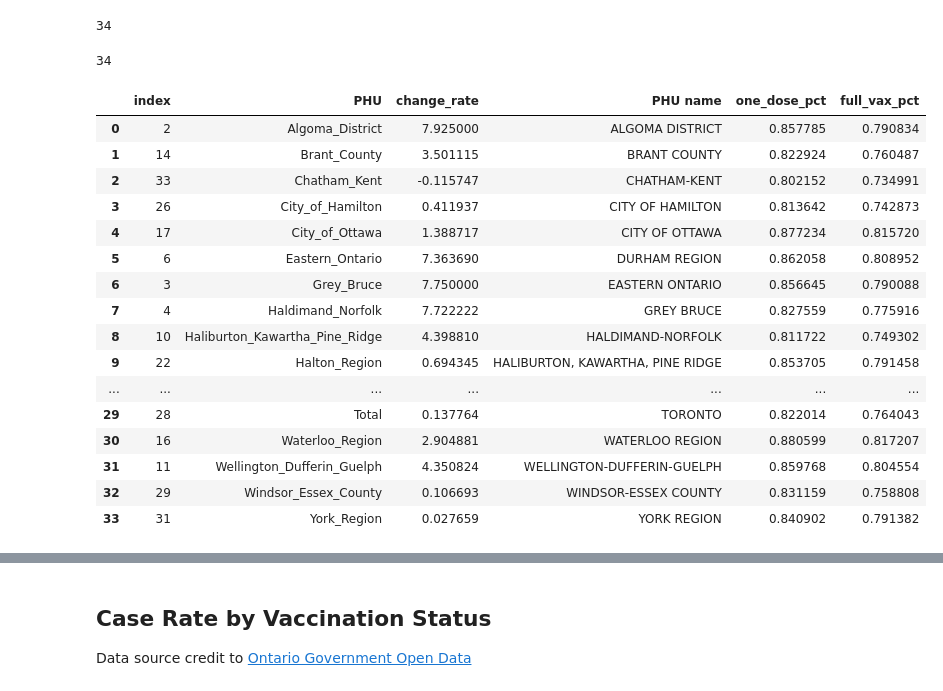
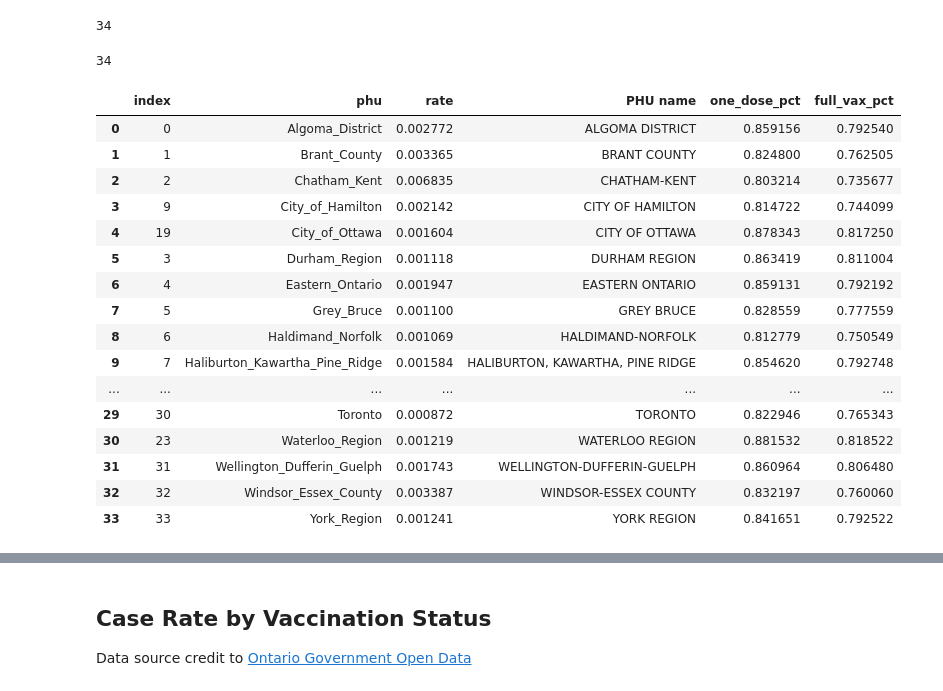
Before and after one commit to keqideng/data_analysis_portfolio_project, a Jupyter notebook: ontario_covid_analysis/ontario_covid_analysis.ipynb, the cells around one changed output, grey strips where cells are left out. Saved outputs shown, nothing was run; the diff lists cells and outputs as text; code cells hidden in the pictures.

```diff
--- a/ontario_covid_analysis/ontario_covid_analysis.ipynb
+++ b/ontario_covid_analysis/ontario_covid_analysis.ipynb
@@ -470,35 +467,44 @@ phu_change_rate_df.drop(labels=27,inplace=True)
-# %%
-phu_change_rate_df.columns = ['PHU','change_rate']
-phu_change_rate_df.sort_values(by='PHU', inplace=True)
-phu_change_rate_df.reset_index(inplace=True)
-len(phu_change_rate_df)
-# %% [output]
-34
+# %%
+phu_sum = phu_daily_df.set_index('Date')
+phu_sum.fillna(0,inplace=True)
+phu_sum = phu_sum.cumsum()
+phu_sum=phu_sum.pct_change().dropna()
+#consider the average of previous 2 weeks
+phu_sum=phu_sum[phu_sum.index>(np.datetime64(datetime.today().date())-np.timedelta64(14,'D'))]
+phu_mean=pd.DataFrame(phu_sum.mean())
+phu_mean.reset_index(inplace=True)
+phu_mean.drop(labels=34, inplace=True)
+phu_mean.columns=['phu','rate']
+phu_mean.sort_values(by='phu', inplace=True)
+phu_mean.reset_index(inplace=True)
+len(phu_mean)
+# %% [output]
+34
 # %%
 #join two tables
-phu_vax_n_chg = phu_change_rate_df.copy()
+phu_vax_n_chg = phu_mean.copy()
 phu_vax_n_chg['PHU name'] = on_vaxx_piv['PHU name']
 phu_vax_n_chg['one_dose_pct'] = on_vaxx_piv['one_dose_pect']
 phu_vax_n_chg['full_vax_pct'] = on_vaxx_piv['full_vaxx_pect']
 phu_vax_n_chg
 # %% [output]
-|  | index | PHU | change_rate | PHU name | one_dose_pct | full_vax_pct |
-| 0 | 2 | Algoma_District | 7.925000 | ALGOMA DISTRICT | 0.857785 | 0.790834 |
-| 1 | 14 | Brant_County | 3.501115 | BRANT COUNTY | 0.822924 | 0.760487 |
-| 2 | 33 | Chatham_Kent | -0.115747 | CHATHAM-KENT | 0.802152 | 0.734991 |
-| 3 | 26 | City_of_Hamilton | 0.411937 | CITY OF HAMILTON | 0.813642 | 0.742873 |
-| 4 | 17 | City_of_Ottawa | 1.388717 | CITY OF OTTAWA | 0.877234 | 0.815720 |
-| 5 | 6 | Eastern_Ontario | 7.363690 | DURHAM REGION | 0.862058 | 0.808952 |
-| 6 | 3 | Grey_Bruce | 7.750000 | EASTERN ONTARIO | 0.856645 | 0.790088 |
-| 7 | 4 | Haldimand_Norfolk | 7.722222 | GREY BRUCE | 0.827559 | 0.775916 |
-| 8 | 10 | Haliburton_Kawartha_Pine_Ridge | 4.398810 | HALDIMAND-NORFOLK | 0.811722 | 0.749302 |
-| 9 | 22 | Halton_Region | 0.694345 | HALIBURTON, KAWARTHA, PINE RIDGE | 0.853705 | 0.791458 |
+|  | index | phu | rate | PHU name | one_dose_pct | full_vax_pct |
+| 0 | 0 | Algoma_District | 0.002772 | ALGOMA DISTRICT | 0.859156 | 0.792540 |
+| 1 | 1 | Brant_County | 0.003365 | BRANT COUNTY | 0.824800 | 0.762505 |
+| 2 | 2 | Chatham_Kent | 0.006835 | CHATHAM-KENT | 0.803214 | 0.735677 |
+| 3 | 9 | City_of_Hamilton | 0.002142 | CITY OF HAMILTON | 0.814722 | 0.744099 |
+| 4 | 19 | City_of_Ottawa | 0.001604 | CITY OF OTTAWA | 0.878343 | 0.817250 |
+| 5 | 3 | Durham_Region | 0.001118 | DURHAM REGION | 0.863419 | 0.811004 |
+| 6 | 4 | Eastern_Ontario | 0.001947 | EASTERN ONTARIO | 0.859131 | 0.792192 |
+| 7 | 5 | Grey_Bruce | 0.001100 | GREY BRUCE | 0.828559 | 0.777559 |
+| 8 | 6 | Haldimand_Norfolk | 0.001069 | HALDIMAND-NORFOLK | 0.812779 | 0.750549 |
+| 9 | 7 | Haliburton_Kawartha_Pine_Ridge | 0.001584 | HALIBURTON, KAWARTHA, PINE RIDGE | 0.854620 | 0.792748 |
 | ... | ... | ... | ... | ... | ... | ... |
-| 29 | 28 | Total | 0.137764 | TORONTO | 0.822014 | 0.764043 |
-| 30 | 16 | Waterloo_Region | 2.904881 | WATERLOO REGION | 0.880599 | 0.817207 |
-| 31 | 11 | Wellington_Dufferin_Guelph | 4.350824 | WELLINGTON-DUFFERIN-GUELPH | 0.859768 | 0.804554 |
-| 32 | 29 | Windsor_Essex_County | 0.106693 | WINDSOR-ESSEX COUNTY | 0.831159 | 0.758808 |
-| 33 | 31 | York_Region | 0.027659 | YORK REGION | 0.840902 | 0.791382 |
+| 29 | 30 | Toronto | 0.000872 | TORONTO | 0.822946 | 0.765343 |
+| 30 | 23 | Waterloo_Region | 0.001219 | WATERLOO REGION | 0.881532 | 0.818522 |
+| 31 | 31 | Wellington_Dufferin_Guelph | 0.001743 | WELLINGTON-DUFFERIN-GUELPH | 0.860964 | 0.806480 |
+| 32 | 32 | Windsor_Essex_County | 0.003387 | WINDSOR-ESSEX COUNTY | 0.832197 | 0.760060 |
+| 33 | 33 | York_Region | 0.001241 | YORK REGION | 0.841651 | 0.792522 |
 # %%
 '''
 plot seaborn.scatterplot between vaccination rate
```
Also changed, not shown: parts of 25 cells of this notebook, 1 other file.
